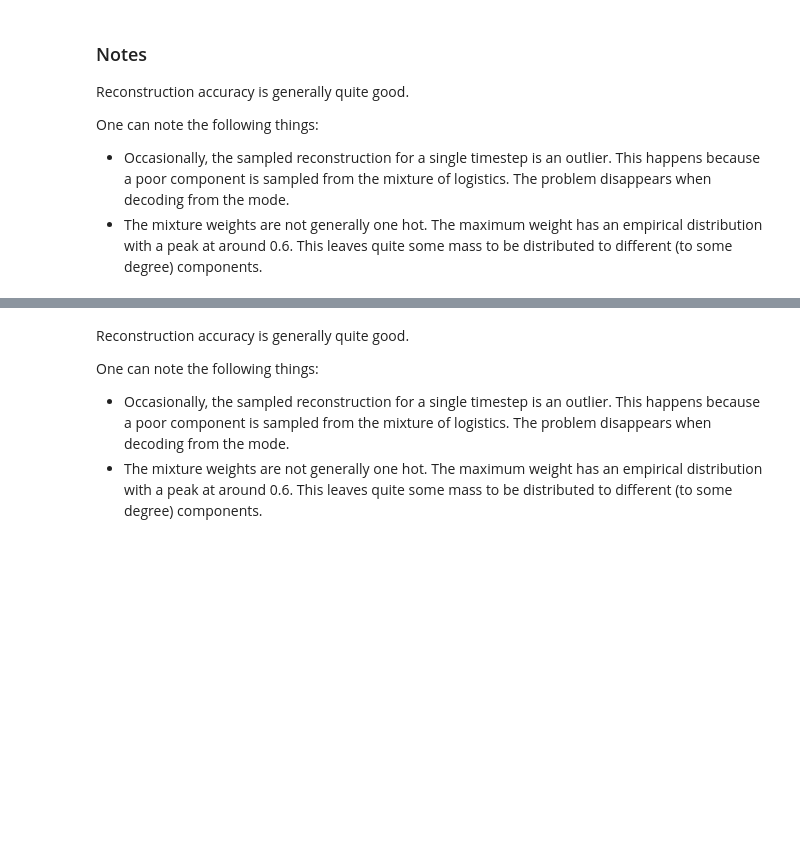
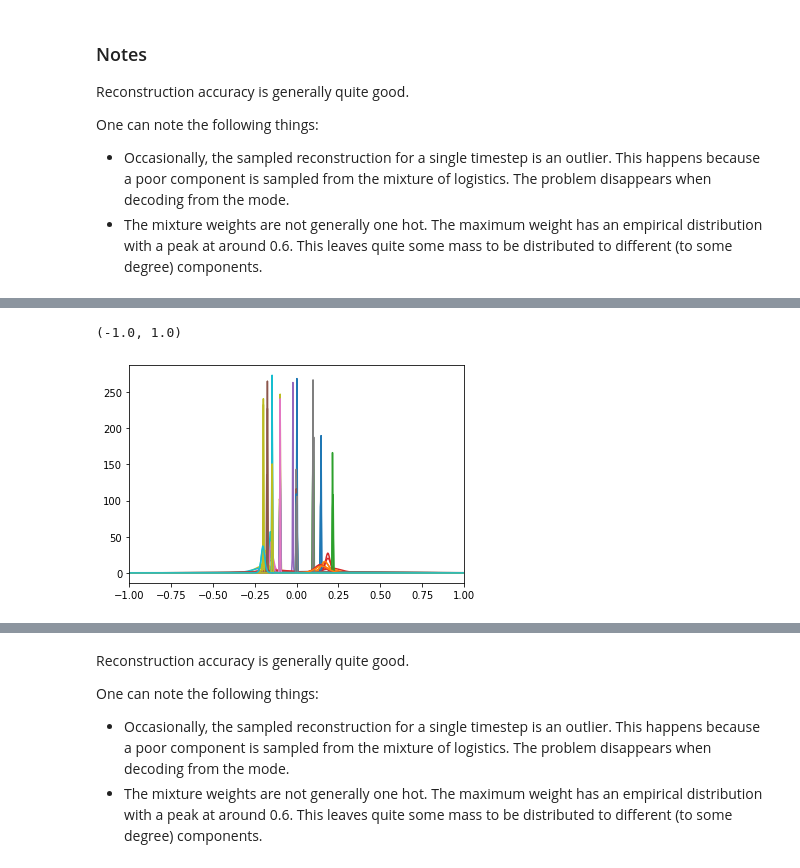
Before and after one commit to JakobHavtorn/vseq, a Jupyter notebook: notebooks/cwvae_evaluation.ipynb, the cells around one changed output, grey strips where cells are left out. Cells and saved outputs as stored; diff of their text form; code cells hidden in the pictures; blank space fills up the shorter version.

Commit message:
Updates to the evaluation notebook (output multimodality)

```diff
--- a/notebooks/cwvae_evaluation.ipynb
+++ b/notebooks/cwvae_evaluation.ipynb
@@ -76,4 +131,4 @@ run_path
 # %%
 !gpustat
-device = get_free_gpus()
+device = get_free_gpus(1)
 model = CWVAEAudioTasNet.load(run_files_path, device=device)
@@ -442,0 +570,14 @@ fig.savefig(f"./figures/cwvae_evaluation/{run_id}_reconstruction_p_x_distributio
+# %%
+def logistic_pdf(x, mean, log_scale):
+    """
+    x (*1)
+    means (*1, *2)
+    log_scales (*1, *2)
+    unnorm_weights (*1, *2)
+    """
+    scale = log_scale.exp()
+    num = torch.exp(-(x-mean) / scale)
+    den = scale * (1 + num) ** 2
+    pdf = num / den
+    pdf = torch.nan_to_num(pdf, nan=0.0, posinf=None, neginf=None)
+    return pdf
@@ -442,0 +596,14 @@ fig.savefig(f"./figures/cwvae_evaluation/{run_id}_reconstruction_p_x_distributio
+# %%
+unnorm_weights = output.reconstructions_parameters[0].reshape(-1, 10).cpu()
+means = output.reconstructions_parameters[1].reshape(-1, 10).cpu()
+log_scales = output.reconstructions_parameters[2].reshape(-1, 10).cpu()
+# %%
+x = torch.linspace(-1, 1, 500).view(500, 1, 1)
+pdf = logistic_pdf(x, means, log_scales)
+# %%
+for i in range(10):
+    plt.plot(x.cpu().numpy()[:, 0], pdf[:, i].cpu().numpy())
+plt.xlim([-1, 1])
+# %% [output]
+(-1.0, 1.0)
+[figure, added]
```
Also changed, not shown: parts of 44 cells of this notebook, 3 other files.
